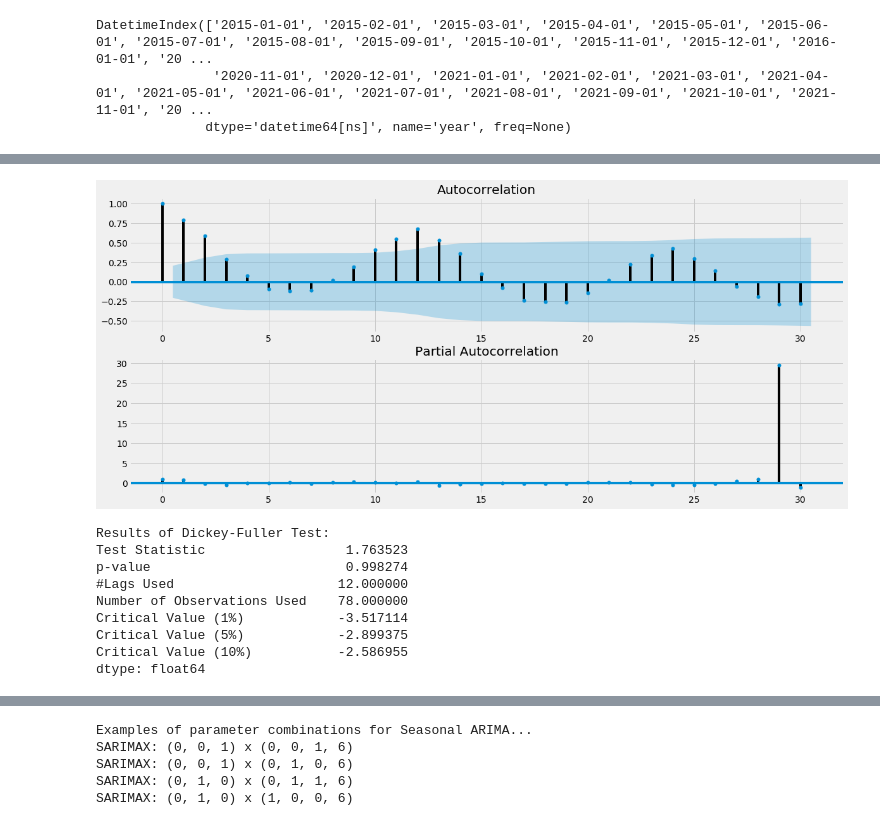
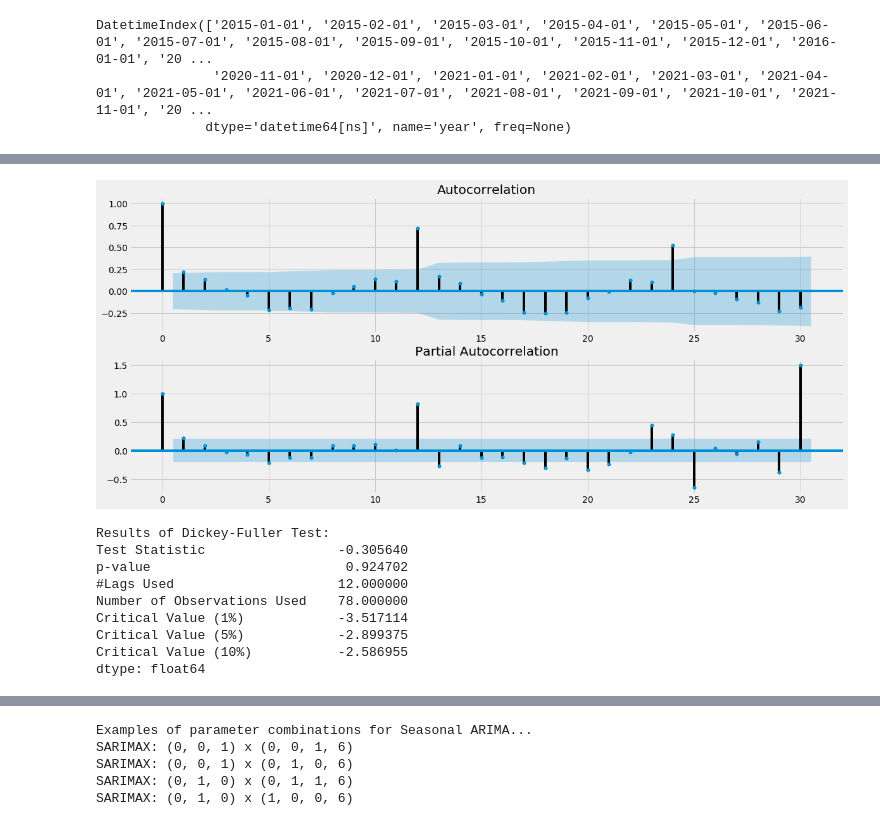
Before and after one commit to dkjastpe/dkjastpe, a Jupyter notebook: Financial_Forecasting_Model_Internship.ipynb, the cells around one changed output, grey strips where cells are left out. Saved outputs shown, nothing was run; the diff lists cells and outputs as text; code cells hidden in the pictures.

```diff
--- a/Financial_Forecasting_Model_Internship.ipynb
+++ b/Financial_Forecasting_Model_Internship.ipynb
@@ -29,8 +29,8 @@ import matplotlib
 import seaborn as sns
 # %%
 #Data
-df = pd.read_csv("data/revenue.csv", delimiter=";", decimal=",")
-df.columns = ['year','revenue']
+df = pd.read_csv("data/ebit.csv", delimiter=";", decimal=",")
+df.columns = ['year','ebit']
 df.head(3)
 df.describe()
 # %% [output]
@@ -102,28 +102,28 @@ plt.show()
 # %%
 #Stationarity
 from statsmodels.graphics.tsaplots import plot_acf
 from statsmodels.graphics.tsaplots import plot_pacf
 
 pyplot.figure()
 pyplot.subplot(211)
-plot_acf(y.revenue, ax=pyplot.gca(), lags = 30)
+plot_acf(y.ebit, ax=pyplot.gca(), lags = 30)
 pyplot.subplot(212)
-plot_pacf(y.revenue, ax=pyplot.gca(), lags = 30)
+plot_pacf(y.ebit, ax=pyplot.gca(), lags = 30)
 pyplot.show()
 # %% [output]
-[figure, old version]
+[figure, new version]
 # %%
 #Augmented Dickey-Fuller Test & Perform Dickey-Fuller test:
 print ('Results of Dickey-Fuller Test:')
-dftest = adfuller(y.revenue, autolag='AIC')
+dftest = adfuller(y.ebit, autolag='AIC')
 dfoutput = pd.Series(dftest[0:4], index=['Test Statistic','p-value','#Lags Used','Number of Observations Used'])
 for key,value in dftest[4].items():
     dfoutput['Critical Value (%s)'%key] = value
 print (dfoutput)
 # %% [output]
 Results of Dickey-Fuller Test:
-Test Statistic                  1.763523
-p-value                         0.998274
+Test Statistic                 -0.305640
+p-value                         0.924702
 #Lags Used                     12.000000
 Number of Observations Used    78.000000
 Critical Value (1%)            -3.517114
```
Also changed, not shown: parts of 15 cells of this notebook, 2 other files.
